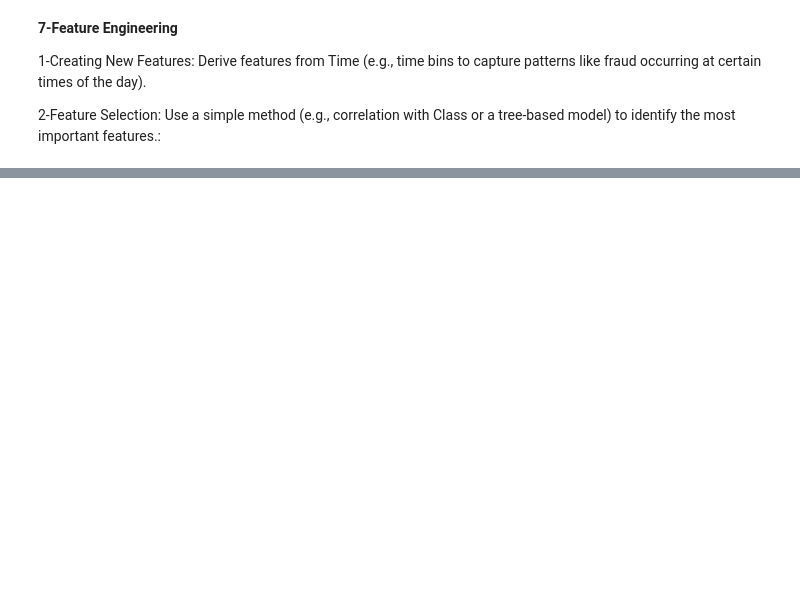
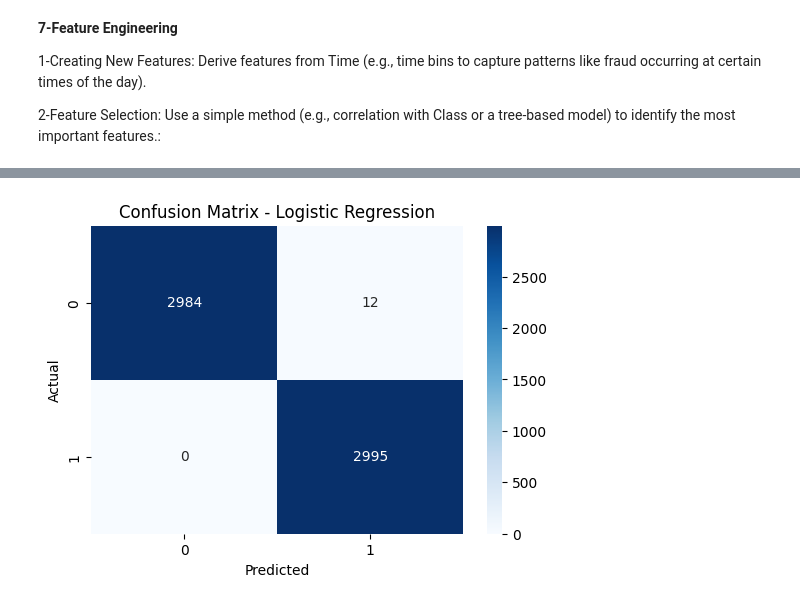
Before and after one commit to Alireza-Foroughi-uk/FraudGuard-ML, a Jupyter notebook: ML_Project.ipynb, the cells around one changed output, grey strips where cells are left out. Drawn from its saved outputs; the diff is of its cells as text; code cells hidden in the pictures; blank space fills up the shorter version.

```diff
--- a/ML_Project.ipynb
+++ b/ML_Project.ipynb
@@ -507,0 +472,98 @@ Engineered dataset saved as '../data/creditcard_engineered.csv'
+# %%
+!pip install xgboost
+
+import pandas as pd
+import os
+from sklearn.model_selection import train_test_split, cross_val_score
+from sklearn.linear_model import LogisticRegression
+from sklearn.ensemble import RandomForestClassifier
+from sklearn.svm import SVC
+from xgboost import XGBClassifier
+from sklearn.metrics import accuracy_score, precision_score, recall_score, f1_score, roc_auc_score, confusion_matrix, roc_curve, auc
+import seaborn as sns
+import matplotlib.pyplot as plt
+
+# Load the engineered dataset from Step 7
+data_dir = "../data"
+engineered_path = os.path.join(data_dir, "creditcard_engineered.csv")
+df_engineered = pd.read_csv(engineered_path)
+print("Loaded engineered dataset. Shape:", df_engineered.shape)
+
+# Ensure the results directory exists
+results_dir = "../results"
+os.makedirs(results_dir, exist_ok=True)
+
+# Train-Test Split
+X = df_engineered.drop('Class', axis=1)
+y = df_engineered['Class']
+X_train, X_test, y_train, y_test = train_test_split(X, y, test_size=0.3, random_state=42, stratify=y)
+print("Training set shape:", X_train.shape)
+print("Testing set shape:", X_test.shape)
+
+#  Define and train models
+models = {
+    "Logistic Regression": LogisticRegression(max_iter=1000, random_state=42),
+    "Random Forest": RandomForestClassifier(random_state=42),
+    "SVM": SVC(probability=True, random_state=42),
+    "XGBoost": XGBClassifier(eval_metric='logloss', random_state=42)
+}
+
+#  Train and evaluate models
+results = []
+trained_models = {}
+for name, model in models.items():
+    # Train the model
+    model.fit(X_train, y_train)
+    trained_models[name] = model
+
+    # Make predictions
+    y_pred = model.predict(X_test)
+    y_proba = model.predict_proba(X_test)[:, 1] if hasattr(model, "predict_proba") else model.decision_function(X_test)
+
+    # Compute metrics
+    cv_scores = cross_val_score(model, X, y, cv=5, scoring='f1')
+    results.append({
+        "Model": name,
+        "Accuracy": accuracy_score(y_test, y_pred),
+        "Precision": precision_score(y_test, y_pred),
+        "Recall": recall_score(y_test, y_pred),
+        "F1 Score": f1_score(y_test, y_pred),
+        "ROC AUC": roc_auc_score(y_test, y_proba),
+        "Cross-Val F1 Mean": cv_scores.mean()
+    })
+
+# Display and save evaluation results
+results_df = pd.DataFrame(results)
+print("\nModel Comparison:\n", results_df.sort_values(by="ROC AUC", ascending=False))
+results_df.to_csv(os.path.join(results_dir, "model_comparison.csv"), index=False)
+print(f"Model comparison saved as '{results_dir}/model_comparison.csv'")
+
+#  Plot confusion matrices
+for name, model in trained_models.items():
+    y_pred = model.predict(X_test)
+    cm = confusion_matrix(y_test, y_pred)
+    plt.figure(figsize=(6, 4))
+    sns.heatmap(cm, annot=True, fmt='d', cmap='Blues')
+    plt.title(f"Confusion Matrix - {name}")
+    plt.xlabel("Predicted")
+    plt.ylabel("Actual")
+    plt.savefig(os.path.join(results_dir, f"confusion_matrix_{name.lower().replace(' ', '_')}.png"))
+    plt.show()
+    print(f"Confusion matrix for {name} saved as '{results_dir}/confusion_matrix_{name.lower().replace(' ', '_')}.png'")
+
+#  Plot ROC curves
+plt.figure(figsize=(10, 8))
+for name, model in trained_models.items():
+    y_proba = model.predict_proba(X_test)[:, 1] if hasattr(model, "predict_proba") else model.decision_function(X_test)
+    fpr, tpr, _ = roc_curve(y_test, y_proba)
+    roc_auc = auc(fpr, tpr)
+    plt.plot(fpr, tpr, label=f"{name} (AUC = {roc_auc:.4f})")
+plt.plot([0, 1], [0, 1], "k--")
+plt.xlabel("False Positive Rate")
+plt.ylabel("True Positive Rate")
+plt.title("ROC Curve Comparison")
+plt.legend(loc="lower right")
+plt.savefig(os.path.join(results_dir, "roc_curve_comparison.png"))
+plt.show()
+print(f"ROC curve comparison saved as '{results_dir}/roc_curve_comparison.png'")
+# %% [output]
@@ -507,0 +587 @@ Engineered dataset saved as '../data/creditcard_engineered.csv'
+[figure, added]
```
Also changed, not shown: parts of 18 cells of this notebook.
